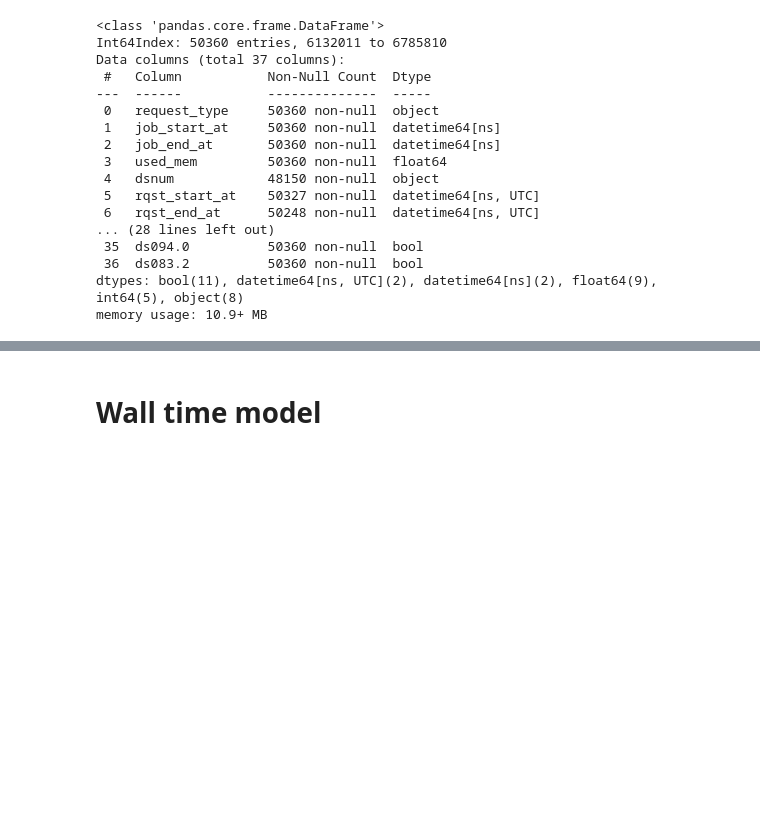
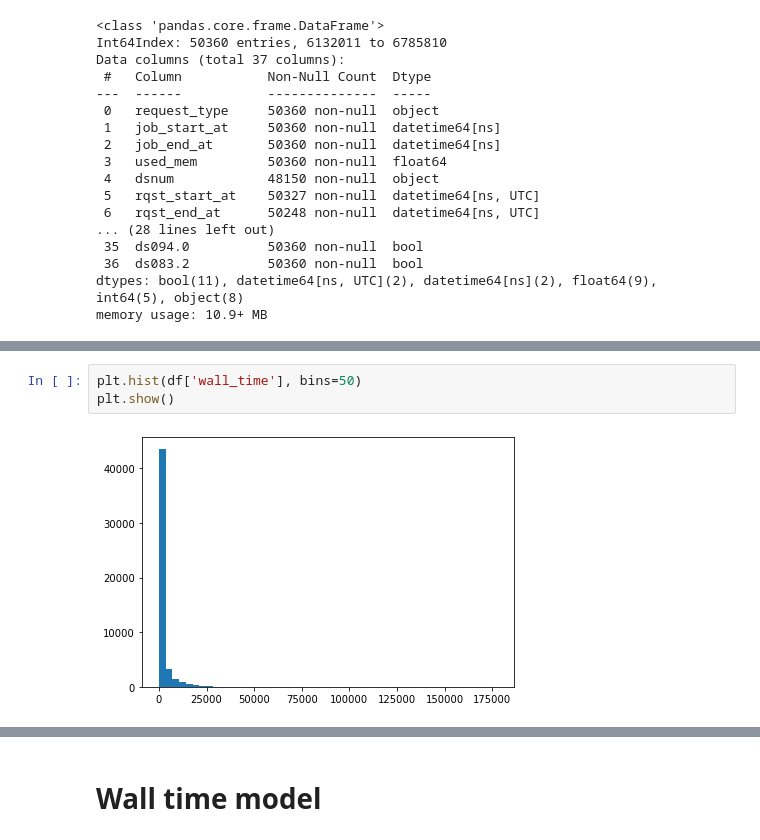
Before and after one commit to NCAR/rda-ML-resource, a Jupyter notebook: train-model.ipynb, the cells around one changed output, grey strips where cells are left out. Drawn from its saved outputs; the diff is of its cells as text; blank space fills up the shorter version.

```diff
--- a/train-model.ipynb
+++ b/train-model.ipynb
@@ -152,0 +182,5 @@ memory usage: 10.9+ MB
+# %%
+plt.hist(df['wall_time'], bins=50)
+plt.show()
+# %% [output]
+[figure, added]
```
Also changed, not shown: parts of 73 cells of this notebook.
